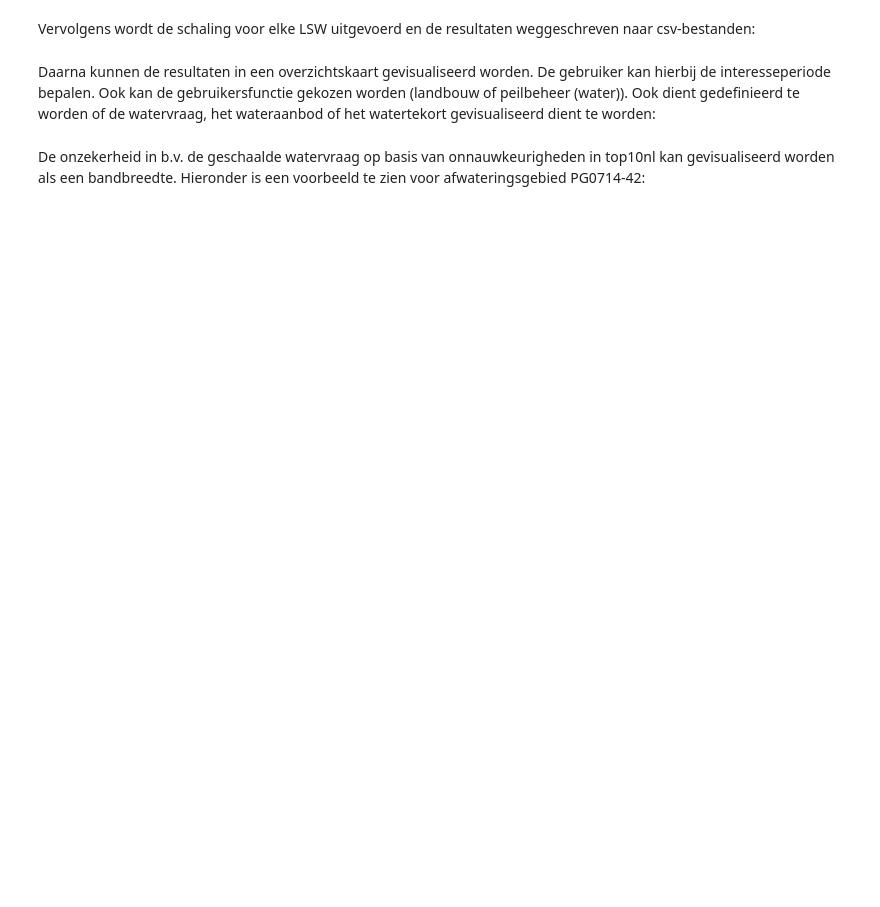
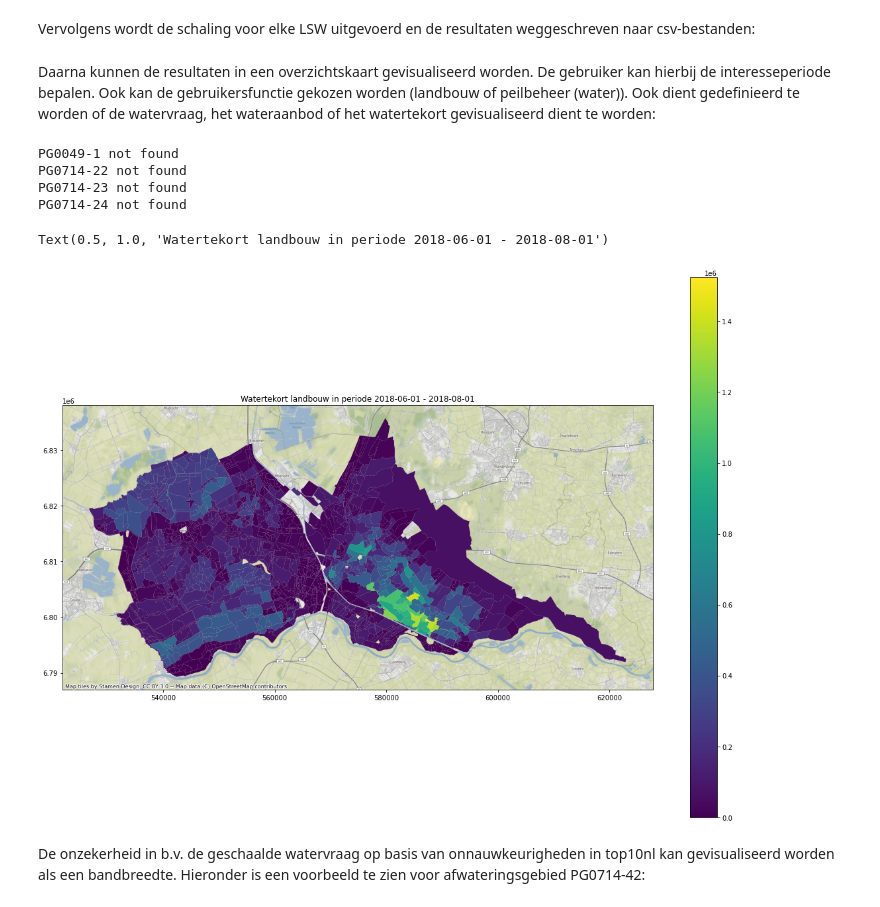
Before and after one commit to RuudHurkmans/hdsrhipy, a Jupyter notebook: notebooks/Workflow_Hydrologische_informatieproducten.ipynb, the cells around one changed output. Drawn from its saved outputs; the diff is of its cells as text; code cells hidden in the pictures; blank space fills up the shorter version.

```diff
--- a/notebooks/Workflow_Hydrologische_informatieproducten.ipynb
+++ b/notebooks/Workflow_Hydrologische_informatieproducten.ipynb
@@ -267,35 +272,41 @@ if False:
 # %% [markdown]
 Daarna kunnen de resultaten in een overzichtskaart gevisualiseerd worden. De gebruiker kan hierbij de interesseperiode bepalen. Ook kan de gebruikersfunctie gekozen worden (landbouw of peilbeheer (water)). Ook dient gedefinieerd te worden of de watervraag, het wateraanbod of het watertekort gevisualiseerd dient te worden:
 # %%
-if True:
-    periode_start = '2018-06-01'
-    periode_end = '2018-08-01'
-    gebruiker = 'landbouw'
-    aspect = 'watertekort'
+periode_start = '2018-06-01'
+periode_end = '2018-08-01'
+gebruiker = 'landbouw'
+aspect = 'watertekort'
 
-    referentie.invoerdata['schaalgebied'][f'{aspect}{gebruiker}'] = np.nan
+referentie.invoerdata['schaalgebied'][f'{aspect}{gebruiker}'] = np.nan
 
-    for index, row in referentie.invoerdata['schaalgebied'].iterrows():
-        key = row['CODE']
+for index, row in referentie.invoerdata['schaalgebied'].iterrows():
+    key = row['CODE']
 
-        try:
-            df = pd.read_csv(fr'{ref_dir}\mozart_schaalgebied_{key}_geschaald.csv',
-                            parse_dates=True,
-                            index_col=['TIMESTART'])
+    try:
+        df = pd.read_csv(fr'{ref_dir}\mozart_schaalgebied_{key}_geschaald.csv',
+                        parse_dates=True,
+                        index_col=['TIMESTART'])
 
-            df_tekort = df.loc[periode_start:periode_end, f'watertekort_{gebruiker}']
+        df_tekort = df.loc[periode_start:periode_end, f'watertekort_{gebruiker}']
 
-            totaal_tekort = df_tekort.sum()
+        totaal_tekort = df_tekort.sum()
 
-            referentie.invoerdata['schaalgebied'].loc[index, f'{aspect}{gebruiker}'] = totaal_tekort.item()
+        referentie.invoerdata['schaalgebied'].loc[index, f'{aspect}{gebruiker}'] = totaal_tekort.item()
 
-        except FileNotFoundError:
-            print(f"{row['CODE']} not found")
+    except FileNotFoundError:
+        print(f"{row['CODE']} not found")
 
-    fig, ax = plt.subplots(figsize=(20, 15))
-    cbar = referentie.invoerdata['schaalgebied'].to_crs(epsg=3857).plot(ax=ax, column=f'{aspect}{gebruiker}', legend=True)
-    cx.add_basemap(ax)
-    ax.set_title(f'Watertekort {gebruiker} in periode {periode_start} - {periode_end}')
+fig, ax = plt.subplots(figsize=(20, 15))
+cbar = referentie.invoerdata['schaalgebied'].to_crs(epsg=3857).plot(ax=ax, column=f'{aspect}{gebruiker}', legend=True)
+cx.add_basemap(ax)
+ax.set_title(f'Watertekort {gebruiker} in periode {periode_start} - {periode_end}')
+# %% [output]
+PG0049-1 not found
+PG0714-22 not found
+PG0714-23 not found
+PG0714-24 not found
+Text(0.5, 1.0, 'Watertekort landbouw in periode 2018-06-01 - 2018-08-01')
+[figure, added]
 # %% [markdown]
 De onzekerheid in b.v. de geschaalde watervraag op basis van onnauwkeurigheden in top10nl kan gevisualiseerd worden als een bandbreedte. Hieronder is een voorbeeld te zien voor afwateringsgebied PG0714-42:
 # %%
```
Also changed, not shown: parts of 42 cells of this notebook, 7 other files.
